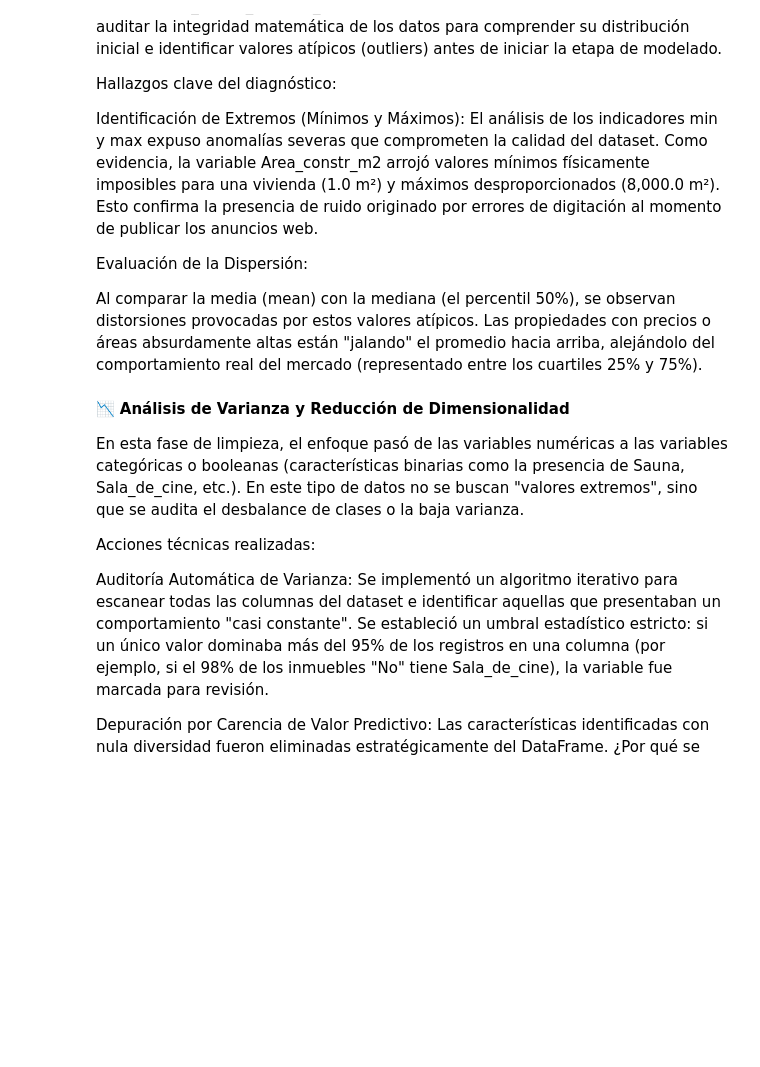
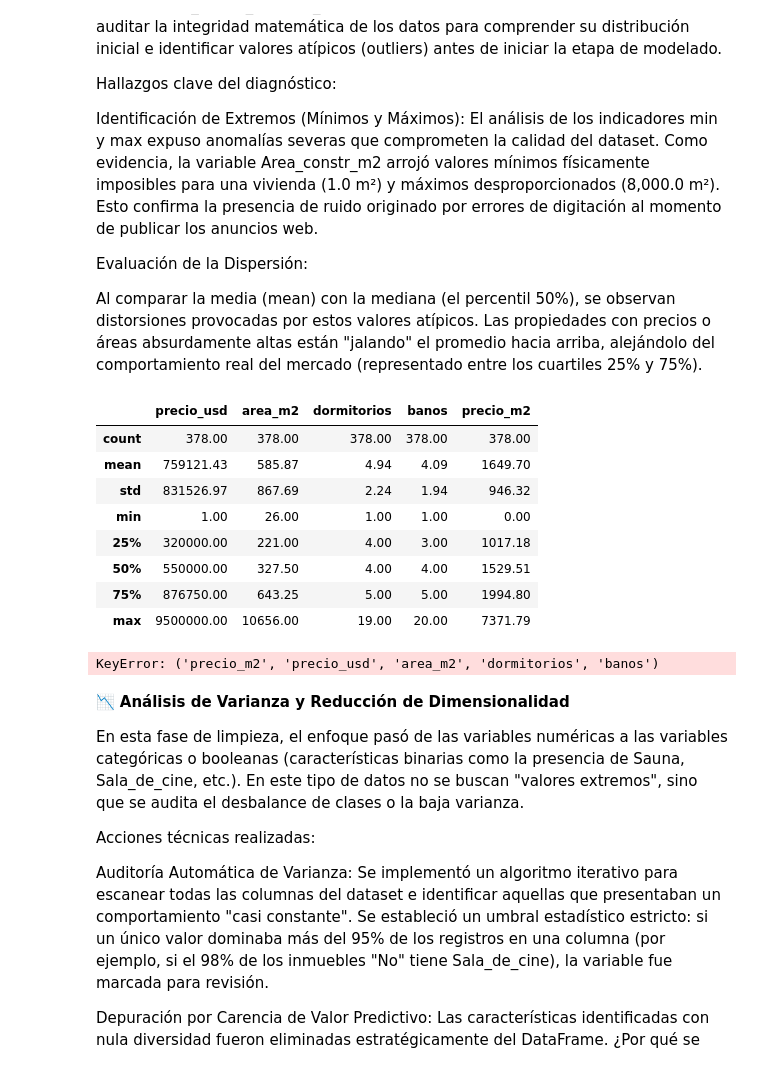
Before and after one commit to TreborRP30/An-lisis-inmobiliario-de-lima-2019, a Jupyter notebook: 01_Data_Cleaning.ipynb, the cells around one changed output. Saved outputs shown, nothing was run; the diff lists cells and outputs as text; code cells hidden in the pictures; blank space fills up the shorter version.

```diff
--- a/01_Data_Cleaning.ipynb
+++ b/01_Data_Cleaning.ipynb
@@ -142,12 +82,0 @@ None
-# %%
-#Limpio caracteres comunes si los hubiera (comas, letras, símbolos)
-#(Si la columna de precio tiene comas, las quito primero)
-df['Precio'] = df['Precio'].astype(str).str.replace(',', '', regex=True)
-
-#(Reemplaza 'Area_total_m2' por el nombre real de tu columna. Si tiene "m2", lo quito)
-df['Area_total_m2'] = df['Area_total_m2'].astype(str).str.replace('m2', '', regex=True)
-
-#Fuerzo la conversión a numérico.
-#El parámetro errors='coerce' es clave: si encuentra un texto que no puede convertir (como un valor "Sin dato"), lo vuelve NaN (nulo) para no romper el código.
-df['Precio'] = pd.to_numeric(df['Precio'], errors='coerce')
-df['Area_total_m2'] = pd.to_numeric(df['Area_total_m2'], errors='coerce') # Cambia 'Area_total_m2' por tu columnas
@@ -155,0 +105,7 @@ KeyError: 'Precio'
+# %%
+#ELIMINAR columnas basura
+columnas_basura = ['url']
+df.drop(columns=columnas_basura, inplace=True, errors='ignore')
+
+#VERIFICAMOS la información
+print(df.info())
@@ -167,7 +142,17 @@ Evaluación de la Dispersión:
 Al comparar la media (mean) con la mediana (el percentil 50%), se observan distorsiones provocadas por estos valores atípicos. Las propiedades con precios o áreas absurdamente altas están "jalando" el promedio hacia arriba, alejándolo del comportamiento real del mercado (representado entre los cuartiles 25% y 75%).
 # %%
 #Definimos las variables numéricas más críticas de tu dataset
-columnas_clave = ['Precio', 'Area_total_m2', 'Area_constr_m2', 'Dormitorios', 'Nro_banios']
+columnas_clave = ['precio_usd', 'area_m2', 'dormitorios', 'banos','precio_m2']
 
 #Generamos un resumen estadístico, mostrando los valores mínimos y máximos
 df[columnas_clave].describe().round(2)
+# %% [output]
+|  | precio_usd | area_m2 | dormitorios | banos | precio_m2 |
+| count | 378.00 | 378.00 | 378.00 | 378.00 | 378.00 |
+| mean | 759121.43 | 585.87 | 4.94 | 4.09 | 1649.70 |
+| std | 831526.97 | 867.69 | 2.24 | 1.94 | 946.32 |
+| min | 1.00 | 26.00 | 1.00 | 1.00 | 0.00 |
+| 25% | 320000.00 | 221.00 | 4.00 | 3.00 | 1017.18 |
+| 50% | 550000.00 | 327.50 | 4.00 | 4.00 | 1529.51 |
+| 75% | 876750.00 | 643.25 | 5.00 | 5.00 | 1994.80 |
+| max | 9500000.00 | 10656.00 | 19.00 | 20.00 | 7371.79 |
@@ -191,3 +159,19 @@ df = df_limpio.copy()
+# %%
+#Calculando Q1 (25%) y Q3 (75%)
+Q1 = df['precio_m2','precio_usd', 'area_m2', 'dormitorios', 'banos'].quantile(0.25)
+Q3 = df['precio_m2','precio_usd', 'area_m2', 'dormitorios', 'banos'].quantile(0.75)
+IQR = Q3 - Q1
+
+#Definiendo los límites
+limite_inferior = Q1 - 1.5 * IQR
+limite_superior = Q3 + 1.5 * IQR
+
+#Aplicando el filtro estadístico
+df_limpio_est = df[(df['precio_m2','precio_usd','area_m2','dormitorios','banos'] >= limite_inferior) & (df['precio_m2'] <= limite_superior)]
+
+df[df_limpio_est].describe().round(2)
+# %% [output]
+KeyError: ('precio_m2', 'precio_usd', 'area_m2', 'dormitorios', 'banos')
 # %% [markdown]
 📉 **Análisis de Varianza y Reducción de Dimensionalidad**
 
```
Also changed, not shown: parts of 6 cells of this notebook.
